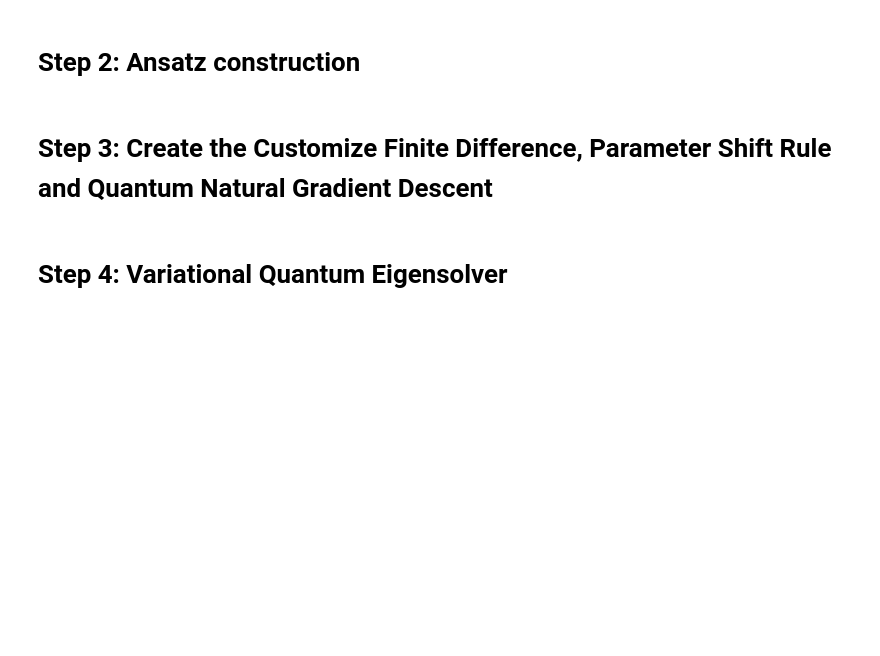
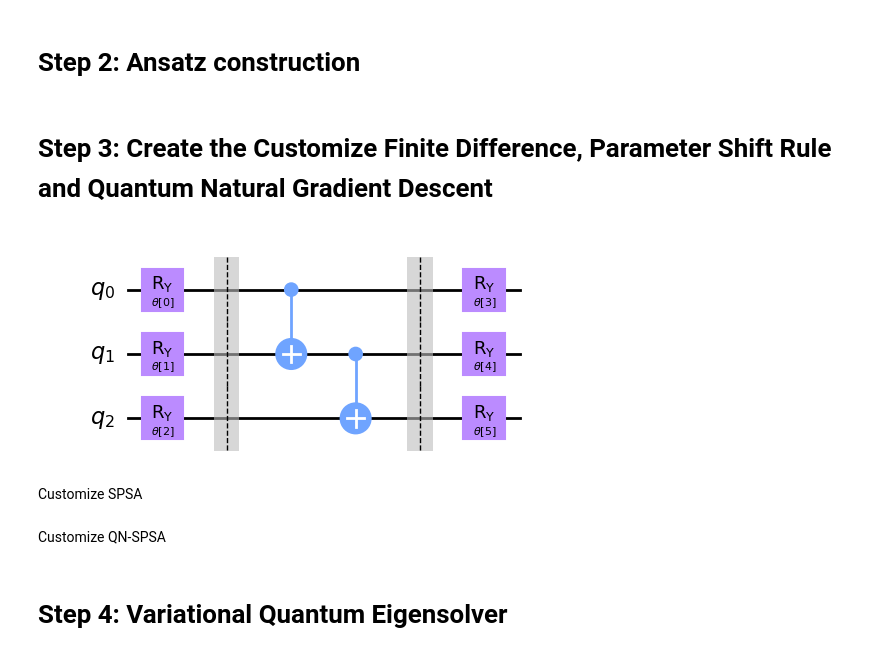
Before and after one commit to nguyenvulinh666/Variational-Quantum-EigeinSolver, a Jupyter notebook: Crosscheck/Crosscheck-VQE-Linh.ipynb, the cells around one changed output. Drawn from its saved outputs; the diff is of its cells as text; code cells hidden in the pictures; blank space fills up the shorter version.

```diff
--- a/Crosscheck/Crosscheck-VQE-Linh.ipynb
+++ b/Crosscheck/Crosscheck-VQE-Linh.ipynb
@@ -566,3 +566,10 @@ def Customize_Quantum_Natural_Graident_Descent(operator, parameter, eta, ansatz,
 
     # print(f'combine: {combine}')
     return combine
+# %%
+qc = Customize_RealAmplidues(3,1)
+qc.draw('mpl')
+# %% [output]
+[figure, added]
+# %% [markdown]
+Customize SPSA
@@ -568,0 +658,2 @@ def Customize_Quantum_Natural_Graident_Descent(operator, parameter, eta, ansatz,
+# %% [markdown]
+Customize QN-SPSA
```
Also changed, not shown: parts of 24 cells of this notebook, 1 other file.
